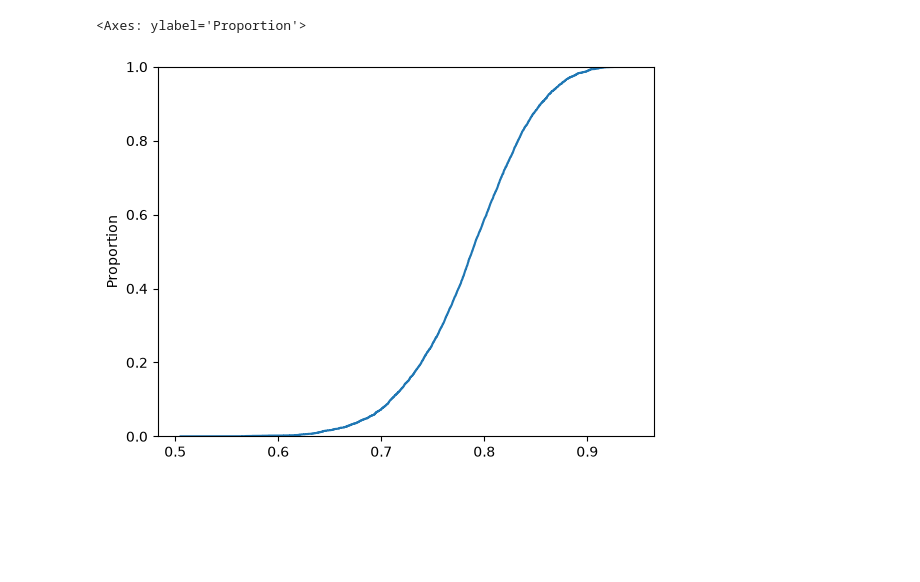
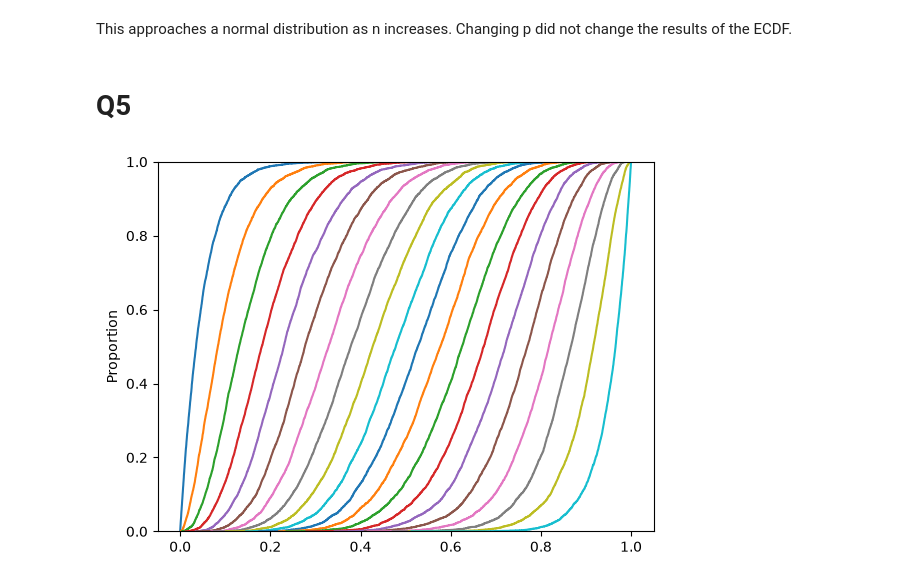
Before and after one commit to sjy3pb/uu_categorical_and_numeric, a Jupyter notebook: thursday_lab/cat_num_lab.ipynb, the cells around one changed output. Saved outputs shown, nothing was run; the diff lists cells and outputs as text; code cells hidden in the pictures; blank space fills up the shorter version.

```diff
--- a/thursday_lab/cat_num_lab.ipynb
+++ b/thursday_lab/cat_num_lab.ipynb
@@ -105,8 +111,14 @@ sns.ecdfplot(Q5processed)
-# %%
-n = 50
-Q5 = rng.uniform(0, 1, size=(5000, n))
-Q5processed = [sorted(Q, reverse=True)[10] for Q in Q5]
-sns.ecdfplot(Q5processed)
-# %% [output]
-<Axes: ylabel='Proportion'>
-[figure, removed]
+# %% [markdown]
+This approaches a normal distribution as n increases. Changing p did not change the results of the ECDF.
+# %% [markdown]
+# Q5
+# %%
+k = 20 #20 storms in each year
+n = 5000
+Q5 = rng.uniform(0, 1, size=(n, k))
+Q5.sort(axis=1)
+for i in range(k):
+    sns.ecdfplot(Q5[:,i])
+plt.show()
+# %% [output]
+[figure, added]
```
Also changed, not shown: parts of 30 cells of this notebook.
